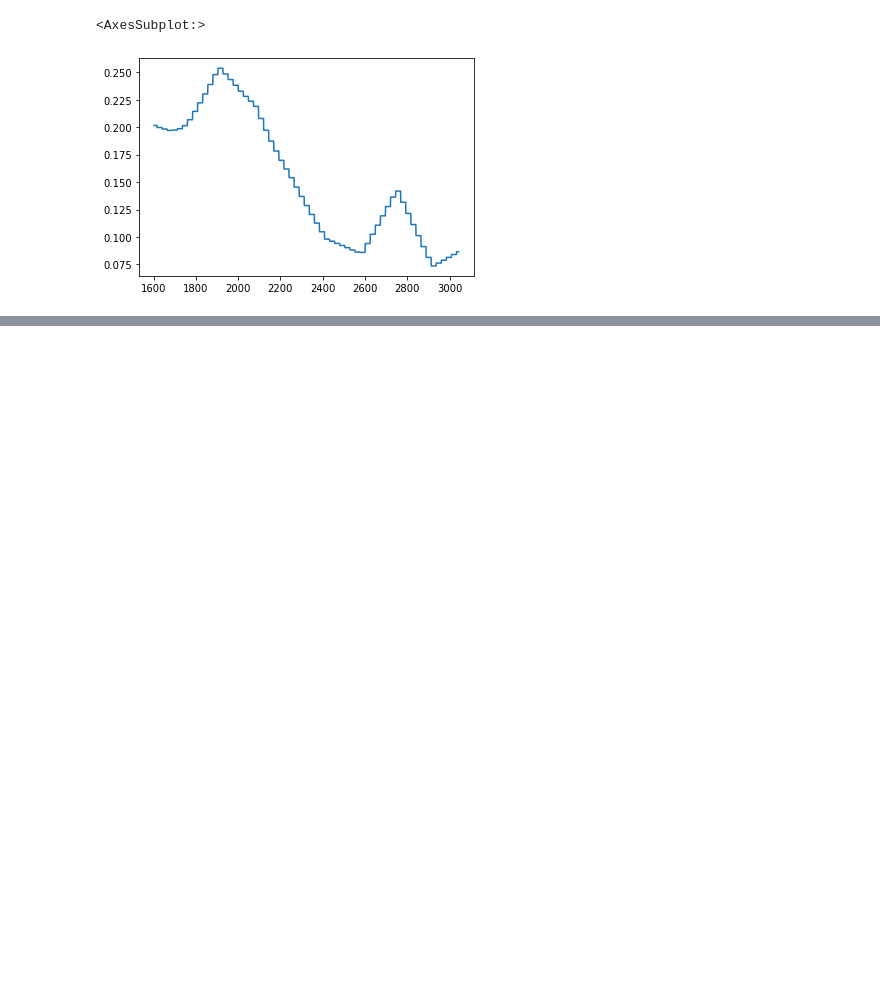
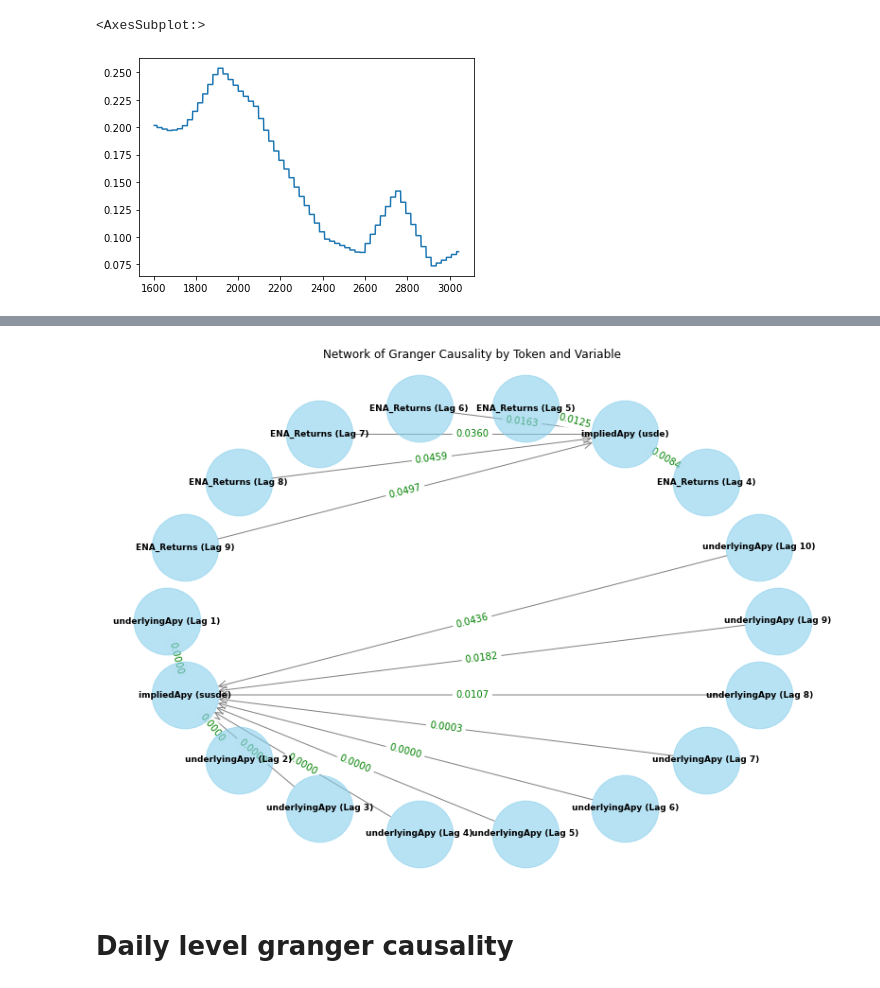
Before and after one commit to setamies/ena_analysis, a Jupyter notebook: pendle.ipynb, the cells around one changed output, grey strips where cells are left out. Saved outputs shown, nothing was run; the diff lists cells and outputs as text; code cells hidden in the pictures; blank space fills up the shorter version.

Commit message:
created a granger causality toolkit for investigating long yield strategies

```diff
--- a/pendle.ipynb
+++ b/pendle.ipynb
@@ -14,7 +15,7 @@ pt_df = pd.DataFrame()
 yt_df = pd.DataFrame()
 imp_apy_df = pd.DataFrame()
 
-def get_maturity(month_year: pd.Series):
+def get_maturity(month_year: pd.Series) -> str:
     # Define a mapping from month abbreviations to numbers
     month_map = {
         'jan': '01', 'feb': '02', 'mar': '03', 'apr': '04',
@@ -30,7 +31,7 @@ def get_maturity(month_year: pd.Series):
     return month + '-' + year
 
 # Function to format the data based on the token type
-def format_data(df: pd.DataFrame, token_type: str):
+def format_data(df: pd.DataFrame, token_type: str) -> pd.DataFrame:
     if token_type in ['pt', 'yt']:
         df['token'] = df['source_file'].str[3:-7]
         df = df.loc[:, ['time', 'volume', 'value', 'maturity', 'token']].copy()
@@ -61,8 +62,8 @@ for filename in os.listdir(folder_path):
             print(f'Unknown file type: {filename}')
             continue
 
-# Merge the pt, yt, and imp_apy DataFrames on time, maturity, and token
-token_price_df = pd.merge(pt_df, yt_df, on=['time', 'maturity', 'token', 'volume']) # volume is always the same for pt and yt
-final_df = pd.merge(token_price_df, imp_apy_df, on=['time', 'maturity', 'token'])
+# Merge the pt, yt, and imp_apy DataFrames on time, maturity, and token using an outer join
+token_price_df = pd.merge(pt_df, yt_df, on=['time', 'maturity', 'token', 'volume'], how='outer')  # volume is always the same for pt and yt
+final_df = pd.merge(token_price_df, imp_apy_df, on=['time', 'maturity', 'token'], how='outer')
 final_df['time'] = pd.to_datetime(final_df['time'], format='%a %b %d %Y %H:%M:%S GMT%z (Eastern European Summer Time)')
 final_df['time'] = final_df['time'].dt.tz_convert('UTC')
@@ -71,7 +88,7 @@ final_df['time'] = final_df['time'].dt.tz_convert('UTC')
 unique_tokens = final_df['token'].unique()
 
 # Function to create correlation matrix and heatmap
-def create_correlation_heatmap(df: pd.DataFrame, token: str):
+def create_correlation_heatmap(df: pd.DataFrame, token: str) -> None:
     corr_matrix = df.corr()
 
     # Plotting the heatmap
@@ -108,17 +305,11 @@ Previously it was noticed that eth returns granger cause impliedApy on ena. Here
 external_data = pd.read_csv('data/ena_1h_data.csv')
 external_data['time'] = pd.to_datetime(external_data['Datetime'])
 
-# merge
 combined_df = pd.merge(final_df, external_data.drop(columns='Datetime'), on='time').sort_values('time')
-combined_df = combined_df[combined_df['token'] == 'susde']
 
-# investigate wether ETH_Returns granger cause susde implied apy
-from statsmodels.tsa.stattools import grangercausalitytests
+causality_hypothesis_variables = ['ETH_Returns', 'ENA_Returns', 'underlyingApy']
+y_values = ['impliedApy', 'underlyingApy']
+tokens = combined_df['token'].unique()
 
-# Take first difference of impliedApy to stationarize it
-combined_df['impliedApy'] = combined_df['impliedApy'].diff()
-combined_df = combined_df.set_index('time')
-combined_df = combined_df.dropna()
-
-grangercausalitytests(combined_df[['impliedApy', 'underlyingApy']], maxlag=10)
+hourly_results = run_granger_causality_tests(combined_df, tokens, y_values, causality_hypothesis_variables)
 # %% [output]
@@ -195,0 +345,9 @@ parameter F test:         F=0.8181  , p=0.6112  , df_denom=2122, df_num=10
+# %%
+import networkx as nx
+import matplotlib.pyplot as plt
+
+plot_granger_causality_network(hourly_results, 0.05, 'shell')
+# %% [output]
+[figure, added]
+# %% [markdown]
+# Daily level granger causality
```
Also changed, not shown: parts of 12 cells of this notebook, 1 other file.
